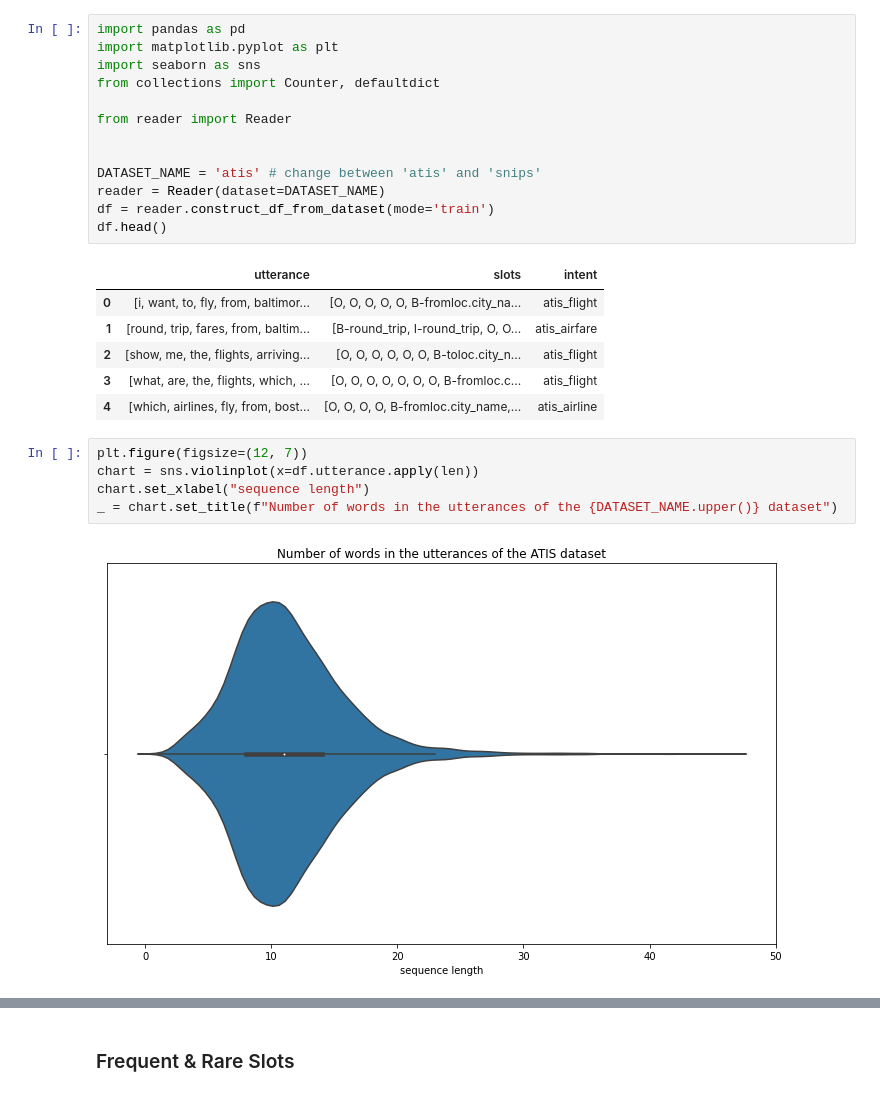
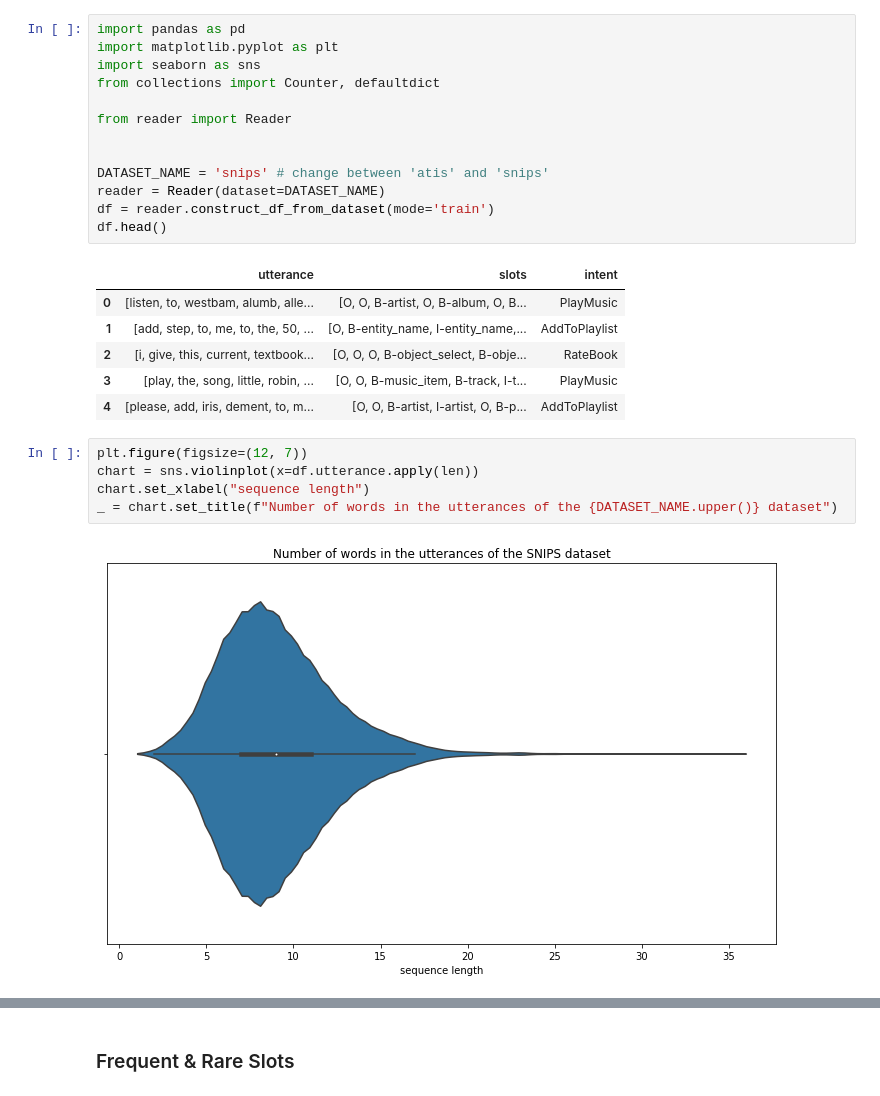
Before and after one commit to tassiasP/Intent_Recognition_and_Slot_Filling-using_BERT_and_Prompting, a Jupyter notebook: eda.ipynb, the cells around one changed output, grey strips where cells are left out. Drawn from its saved outputs; the diff is of its cells as text.

```diff
--- a/eda.ipynb
+++ b/eda.ipynb
@@ -1,30 +1,30 @@
 # %%
 import pandas as pd
 import matplotlib.pyplot as plt
 import seaborn as sns
 from collections import Counter, defaultdict
 
 from reader import Reader
 
 
-DATASET_NAME = 'atis' # change between 'atis' and 'snips'
+DATASET_NAME = 'snips' # change between 'atis' and 'snips'
 reader = Reader(dataset=DATASET_NAME)
 df = reader.construct_df_from_dataset(mode='train')
 df.head()
 # %% [output]
 |  | utterance | slots | intent |
-| 0 | [i, want, to, fly, from, baltimor... | [O, O, O, O, O, B-fromloc.city_na... | atis_flight |
-| 1 | [round, trip, fares, from, baltim... | [B-round_trip, I-round_trip, O, O... | atis_airfare |
-| 2 | [show, me, the, flights, arriving... | [O, O, O, O, O, O, B-toloc.city_n... | atis_flight |
-| 3 | [what, are, the, flights, which, ... | [O, O, O, O, O, O, O, B-fromloc.c... | atis_flight |
-| 4 | [which, airlines, fly, from, bost... | [O, O, O, O, B-fromloc.city_name,... | atis_airline |
+| 0 | [listen, to, westbam, alumb, alle... | [O, O, B-artist, O, B-album, O, B... | PlayMusic |
+| 1 | [add, step, to, me, to, the, 50, ... | [O, B-entity_name, I-entity_name,... | AddToPlaylist |
+| 2 | [i, give, this, current, textbook... | [O, O, O, B-object_select, B-obje... | RateBook |
+| 3 | [play, the, song, little, robin, ... | [O, O, B-music_item, B-track, I-t... | PlayMusic |
+| 4 | [please, add, iris, dement, to, m... | [O, O, B-artist, I-artist, O, B-p... | AddToPlaylist |
 # %%
 plt.figure(figsize=(12, 7))
 chart = sns.violinplot(x=df.utterance.apply(len))
 chart.set_xlabel("sequence length")
 _ = chart.set_title(f"Number of words in the utterances of the {DATASET_NAME.upper()} dataset")
 # %% [output]
-[figure, old version]
+[figure, new version]
 # %%
 plt.figure(figsize=(20, 10))
 chart = sns.countplot(data=df, x='intent', order=df.intent.value_counts().index)
```
Also changed, not shown: parts of 7 cells of this notebook.
